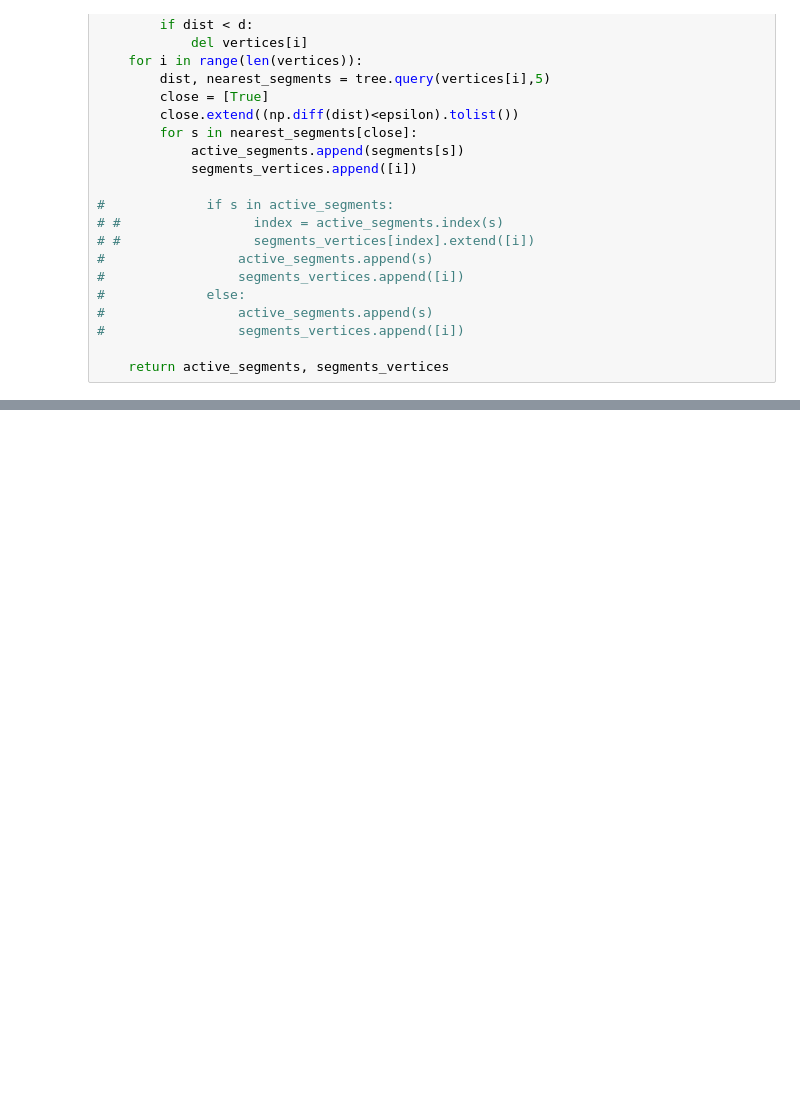
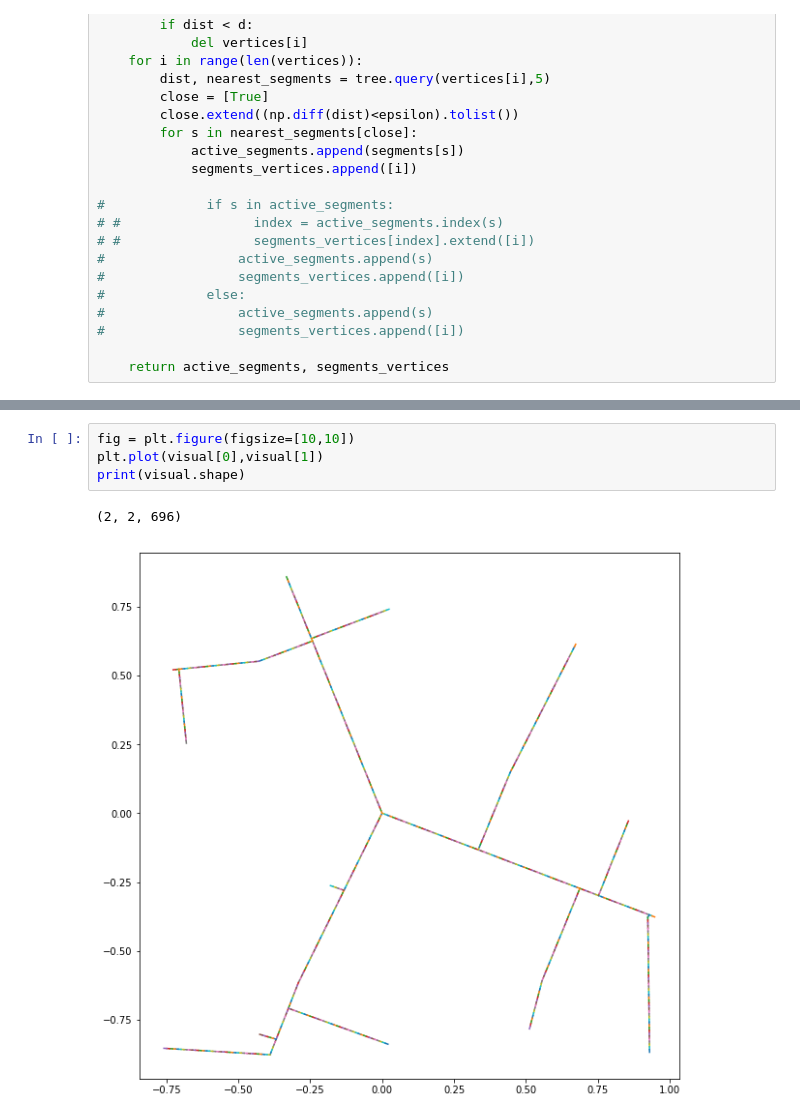
Before and after one commit to MarikinPaulina/road-simulator, a Jupyter notebook: Kod.ipynb, the cells around one changed output, grey strips where cells are left out. Drawn from its saved outputs; the diff is of its cells as text; blank space fills up the shorter version.

```diff
--- a/Kod.ipynb
+++ b/Kod.ipynb
@@ -91,0 +195,7 @@ if active_vertices != []:
+# %%
+fig = plt.figure(figsize=[10,10])
+plt.plot(visual[0],visual[1])
+print(visual.shape)
+# %% [output]
+(2, 2, 696)
+[figure, added]
```
Also changed, not shown: parts of 9 cells of this notebook.
